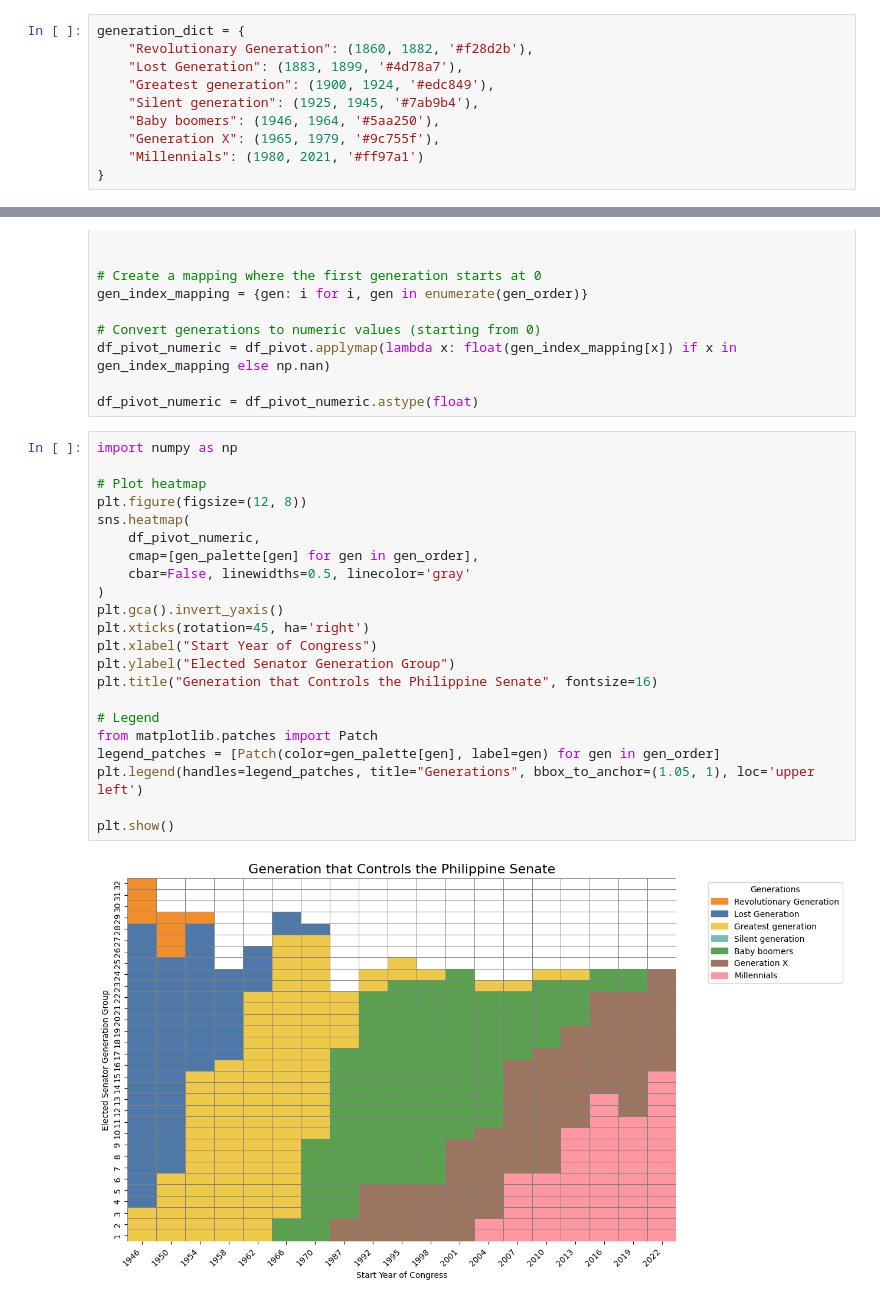
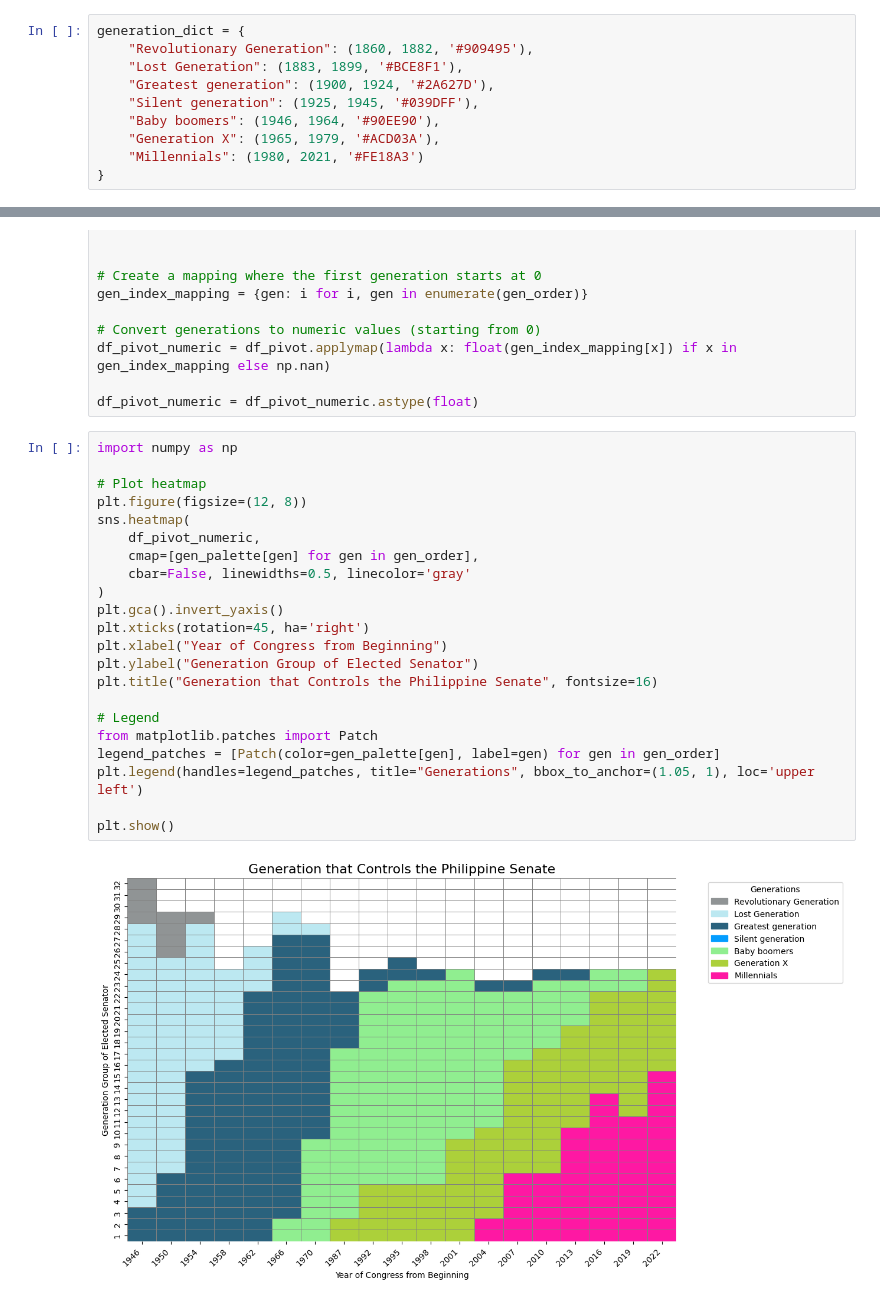
Before and after one commit to laxseuss8/Philippine-Senate-Generational-Composition, a Jupyter notebook: Senators_of_the_Philippines.ipynb, the cells around one changed output, grey strips where cells are left out. Saved outputs shown, nothing was run; the diff lists cells and outputs as text.

```diff
--- a/Senators_of_the_Philippines.ipynb
+++ b/Senators_of_the_Philippines.ipynb
@@ -72,13 +72,13 @@ df['birthyear'] = df['birthday'].apply(lambda x: get_birthyear(x))
 df['age_elected'] = (df['congress_start_year'] - df['birthyear']).astype(int)
 # %%
 generation_dict = {
-    "Revolutionary Generation": (1860, 1882, '#f28d2b'),
-    "Lost Generation": (1883, 1899, '#4d78a7'),
-    "Greatest generation": (1900, 1924, '#edc849'),
-    "Silent generation": (1925, 1945, '#7ab9b4'),
-    "Baby boomers": (1946, 1964, '#5aa250'),
-    "Generation X": (1965, 1979, '#9c755f'),
-    "Millennials": (1980, 2021, '#ff97a1')
+    "Revolutionary Generation": (1860, 1882, '#909495'),
+    "Lost Generation": (1883, 1899, '#BCE8F1'),
+    "Greatest generation": (1900, 1924, '#2A627D'),
+    "Silent generation": (1925, 1945, '#039DFF'),
+    "Baby boomers": (1946, 1964, '#90EE90'),
+    "Generation X": (1965, 1979, '#ACD03A'),
+    "Millennials": (1980, 2021, '#FE18A3')
 }
 # %%
 def assign_generation(year):
@@ -114,24 +114,24 @@ df_pivot_numeric = df_pivot_numeric.astype(float)
 # %%
 import numpy as np
 
 # Plot heatmap
 plt.figure(figsize=(12, 8))
 sns.heatmap(
     df_pivot_numeric,
     cmap=[gen_palette[gen] for gen in gen_order],
     cbar=False, linewidths=0.5, linecolor='gray'
 )
 plt.gca().invert_yaxis()
 plt.xticks(rotation=45, ha='right')
-plt.xlabel("Start Year of Congress")
-plt.ylabel("Elected Senator Generation Group")
+plt.xlabel("Year of Congress from Beginning")
+plt.ylabel("Generation Group of Elected Senator")
 plt.title("Generation that Controls the Philippine Senate", fontsize=16)
 
 # Legend
 from matplotlib.patches import Patch
 legend_patches = [Patch(color=gen_palette[gen], label=gen) for gen in gen_order]
 plt.legend(handles=legend_patches, title="Generations", bbox_to_anchor=(1.05, 1), loc='upper left')
 
 plt.show()
 # %% [output]
-[figure, old version]
+[figure, new version]
```
